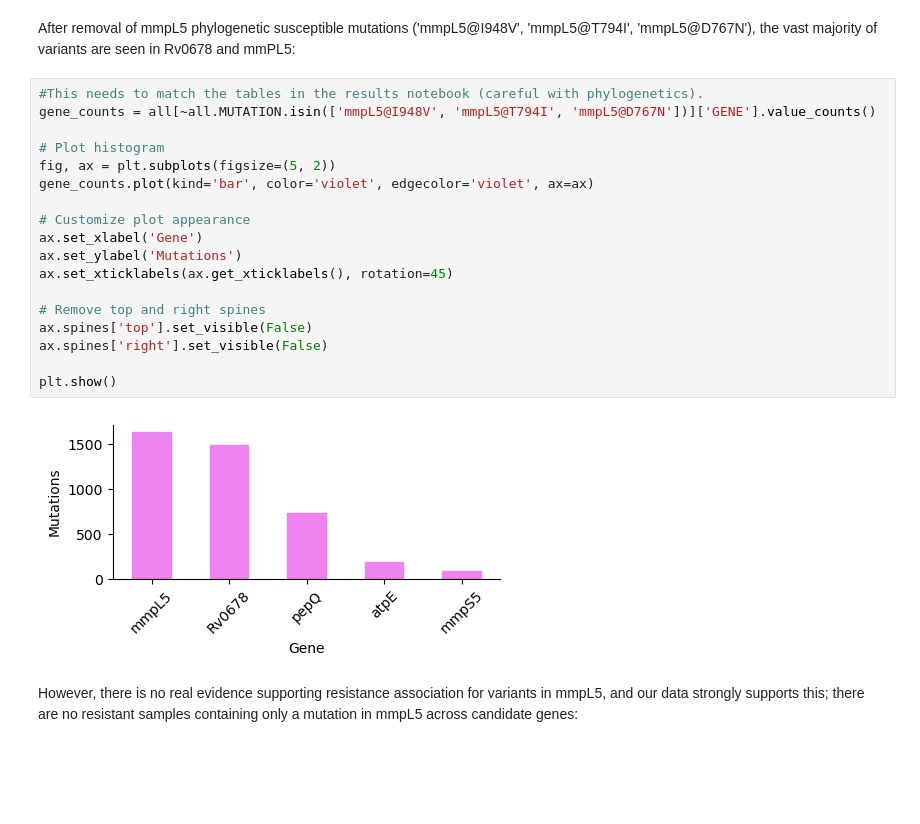
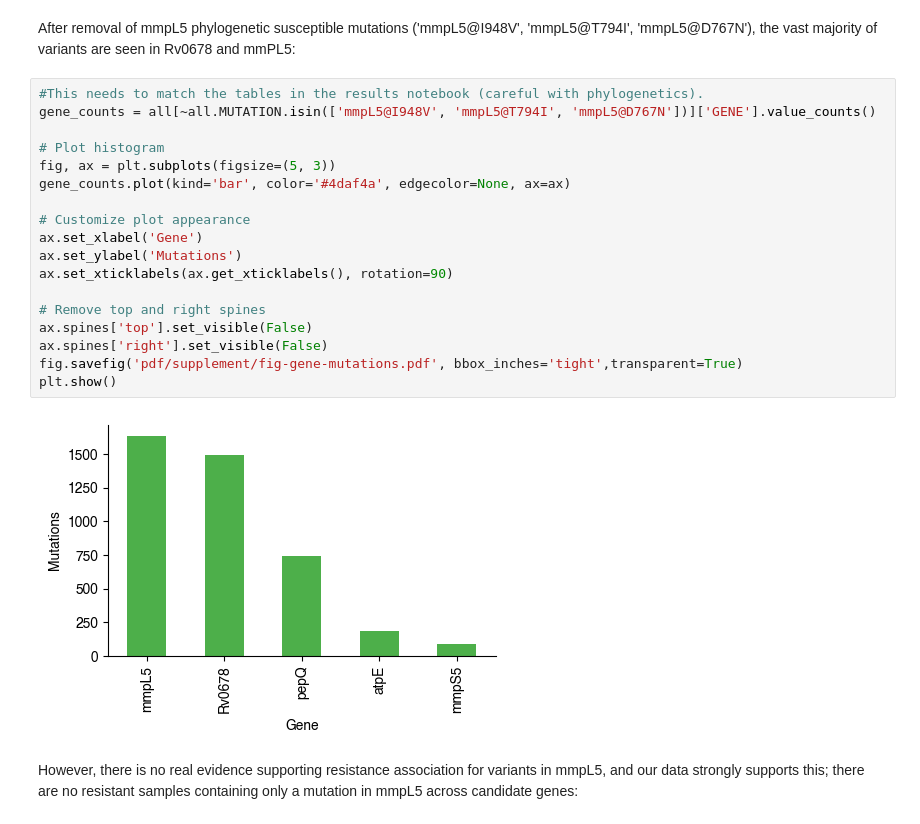
Before and after one commit to fowler-lab/tb-bdq-cat, a Jupyter notebook: supplement.ipynb, the cells around one changed output. Saved outputs shown, nothing was run; the diff lists cells and outputs as text; blank space fills up the shorter version.

Commit message:
modified supplement graphs

```diff
--- a/supplement.ipynb
+++ b/supplement.ipynb
@@ -126,23 +128,23 @@ After removal of mmpL5 phylogenetic susceptible mutations ('mmpL5@I948V', 'mmpL5
 # %%
 #This needs to match the tables in the results notebook (careful with phylogenetics).
 gene_counts = all[~all.MUTATION.isin(['mmpL5@I948V', 'mmpL5@T794I', 'mmpL5@D767N'])]['GENE'].value_counts()
 
 # Plot histogram
-fig, ax = plt.subplots(figsize=(5, 2))
-gene_counts.plot(kind='bar', color='violet', edgecolor='violet', ax=ax)
+fig, ax = plt.subplots(figsize=(5, 3))
+gene_counts.plot(kind='bar', color='#4daf4a', edgecolor=None, ax=ax)
 
 # Customize plot appearance
 ax.set_xlabel('Gene')
 ax.set_ylabel('Mutations')
-ax.set_xticklabels(ax.get_xticklabels(), rotation=45)
+ax.set_xticklabels(ax.get_xticklabels(), rotation=90)
 
 # Remove top and right spines
 ax.spines['top'].set_visible(False)
 ax.spines['right'].set_visible(False)
-
+fig.savefig('pdf/supplement/fig-gene-mutations.pdf', bbox_inches='tight',transparent=True)
 plt.show()
 # %% [output]
-[figure, old version]
+[figure, new version]
 # %% [markdown]
 However, there is no real evidence supporting resistance association for variants in mmpL5, and our data strongly supports this; there are no resistant samples containing only a mutation in mmpL5 across candidate genes:
 # %%
```
Also changed, not shown: parts of 18 cells of this notebook, 14 other files.
